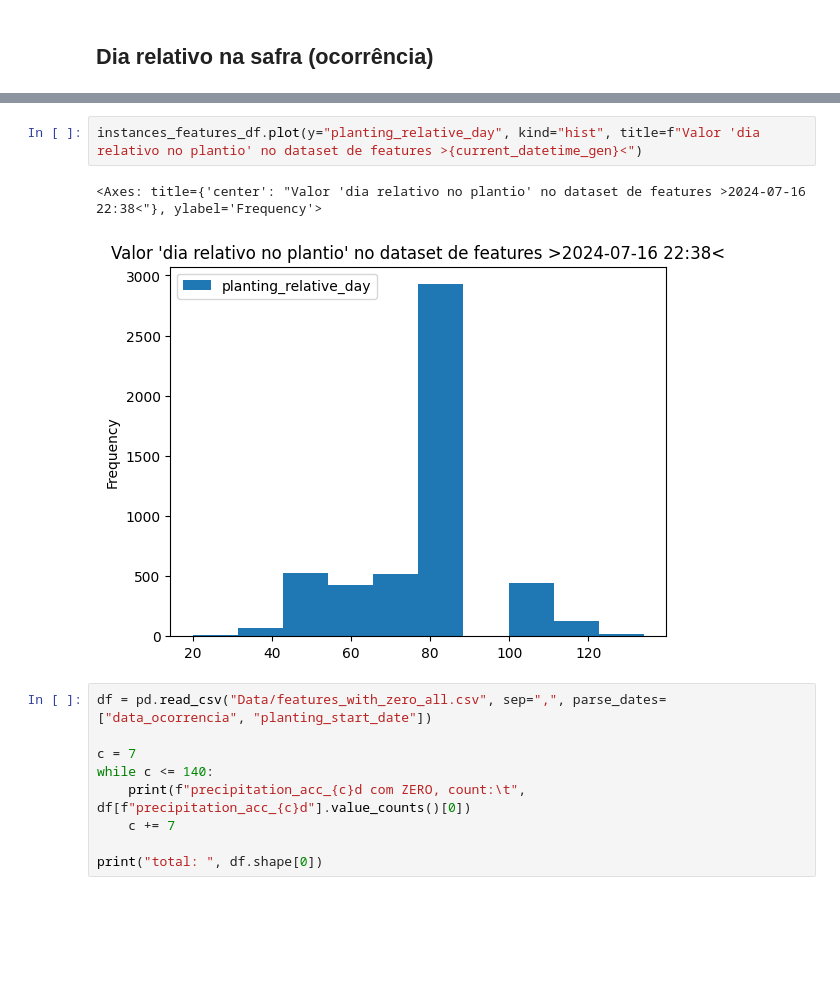
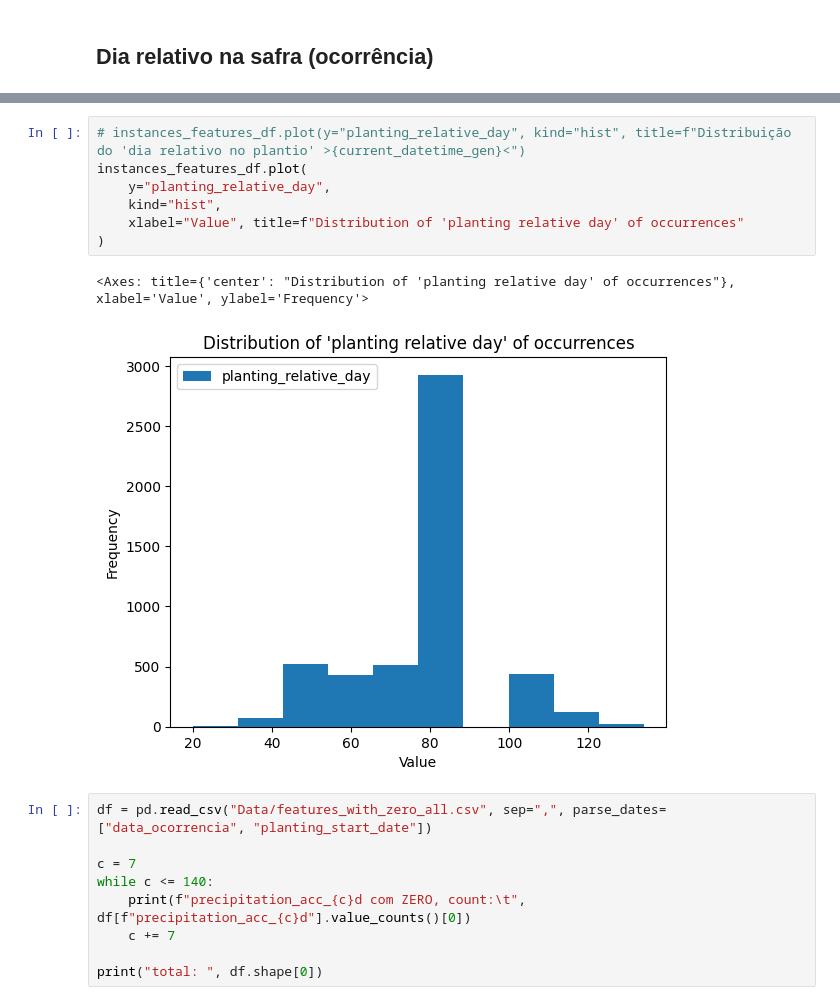
Before and after one commit to eppou/Ferrugem-Ocorrencia, a Jupyter notebook: notebook/Datasets.ipynb, the cells around one changed output, grey strips where cells are left out. Cells and saved outputs as stored; diff of their text form; blank space fills up the shorter version.

```diff
--- a/notebook/Datasets.ipynb
+++ b/notebook/Datasets.ipynb
@@ -140,9 +141,14 @@ instances_features_df.plot(
 [figure]
 # %%
-instances_features_df.plot(y="planting_relative_day", kind="hist", title=f"Valor 'dia relativo no plantio' no dataset de features >{current_datetime_gen}<")
+# instances_features_df.plot(y="planting_relative_day", kind="hist", title=f"Distribuição do 'dia relativo no plantio' >{current_datetime_gen}<")
+instances_features_df.plot(
+    y="planting_relative_day",
+    kind="hist",
+    xlabel="Value", title=f"Distribution of 'planting relative day' of occurrences"
+)
 # %% [output]
-<Axes: title={'center': "Valor 'dia relativo no plantio' no dataset de features >2024-07-16 22:38<"}, ylabel='Frequency'>
+<Axes: title={'center': "Distribution of 'planting relative day' of occurrences"}, xlabel='Value', ylabel='Frequency'>
-[figure, old version]
+[figure, new version]
 # %%
 df = pd.read_csv("Data/features_with_zero_all.csv", sep=",", parse_dates=["data_ocorrencia", "planting_start_date"])
 
```
Also changed, not shown: parts of 9 cells of this notebook, 1 other file.
